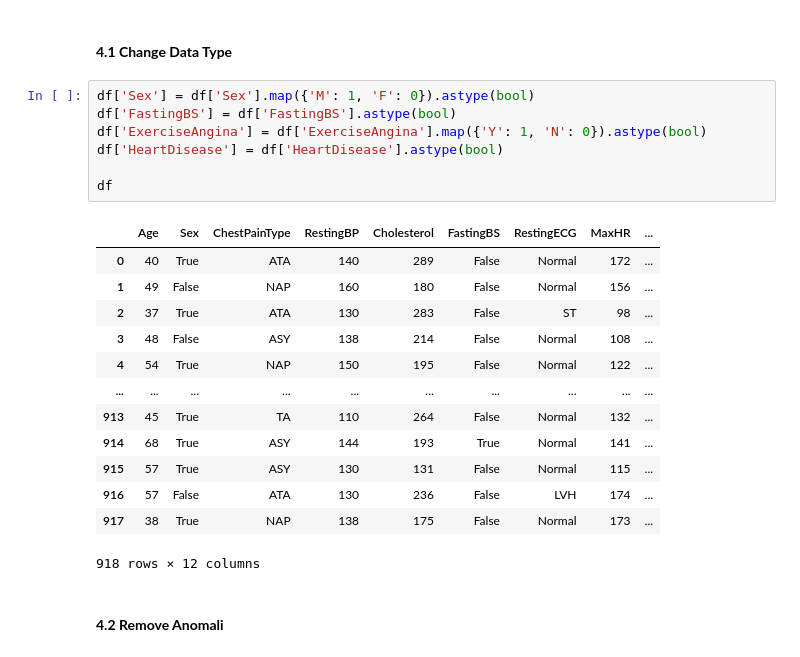
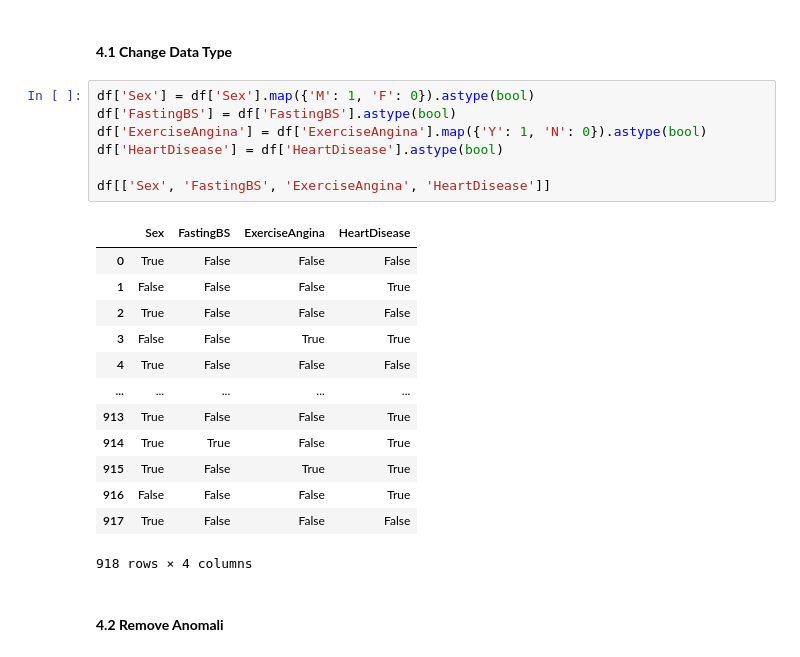
Before and after one commit to azhar-anas/sel-nnml-heart-disease-prediction, a Jupyter notebook: notebooks/1.1_ds1_data_preprocessing.ipynb, the cells around one changed output. Saved outputs shown, nothing was run; the diff lists cells and outputs as text.

```diff
--- a/notebooks/1.1_ds1_data_preprocessing.ipynb
+++ b/notebooks/1.1_ds1_data_preprocessing.ipynb
@@ -691,24 +691,24 @@ plt.show()
 # %%
 df['Sex'] = df['Sex'].map({'M': 1, 'F': 0}).astype(bool)
 df['FastingBS'] = df['FastingBS'].astype(bool)
 df['ExerciseAngina'] = df['ExerciseAngina'].map({'Y': 1, 'N': 0}).astype(bool)
 df['HeartDisease'] = df['HeartDisease'].astype(bool)
 
-df
+df[['Sex', 'FastingBS', 'ExerciseAngina', 'HeartDisease']]
 # %% [output]
-|  | Age | Sex | ChestPainType | RestingBP | Cholesterol | FastingBS | RestingECG | MaxHR | ... |
-| 0 | 40 | True | ATA | 140 | 289 | False | Normal | 172 | ... |
-| 1 | 49 | False | NAP | 160 | 180 | False | Normal | 156 | ... |
-| 2 | 37 | True | ATA | 130 | 283 | False | ST | 98 | ... |
-| 3 | 48 | False | ASY | 138 | 214 | False | Normal | 108 | ... |
-| 4 | 54 | True | NAP | 150 | 195 | False | Normal | 122 | ... |
-| ... | ... | ... | ... | ... | ... | ... | ... | ... | ... |
-| 913 | 45 | True | TA | 110 | 264 | False | Normal | 132 | ... |
-| 914 | 68 | True | ASY | 144 | 193 | True | Normal | 141 | ... |
-| 915 | 57 | True | ASY | 130 | 131 | False | Normal | 115 | ... |
-| 916 | 57 | False | ATA | 130 | 236 | False | LVH | 174 | ... |
-| 917 | 38 | True | NAP | 138 | 175 | False | Normal | 173 | ... |
+|  | Sex | FastingBS | ExerciseAngina | HeartDisease |
+| 0 | True | False | False | False |
+| 1 | False | False | False | True |
+| 2 | True | False | False | False |
+| 3 | False | False | True | True |
+| 4 | True | False | False | False |
+| ... | ... | ... | ... | ... |
+| 913 | True | False | False | True |
+| 914 | True | True | False | True |
+| 915 | True | False | True | True |
+| 916 | False | False | False | True |
+| 917 | True | False | False | False |
-918 rows × 12 columns
+918 rows × 4 columns
 # %% [markdown]
 #### **4.2 Remove Anomali**
 # %%
```
Also changed, not shown: parts of 1 cell of this notebook, 6 other files.
